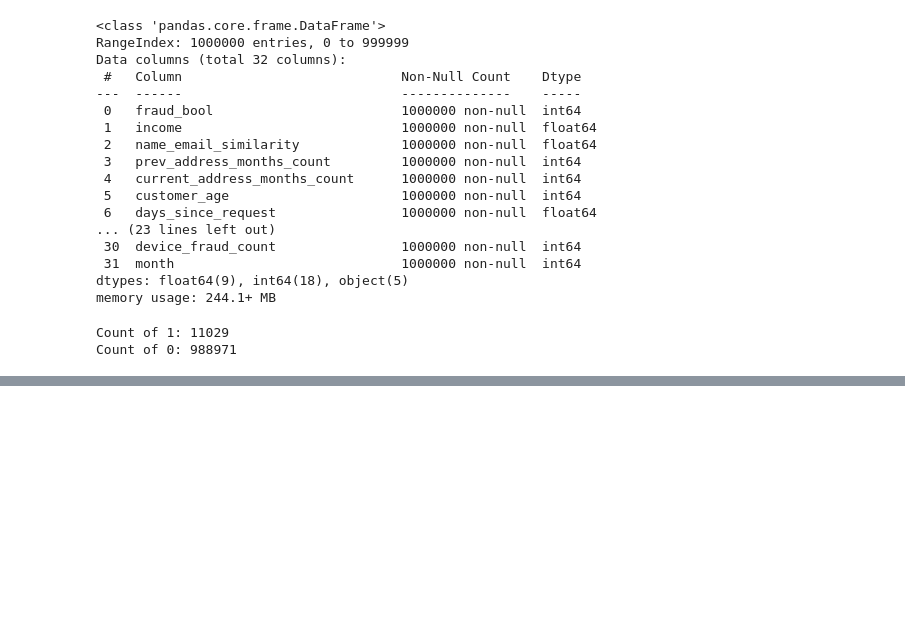
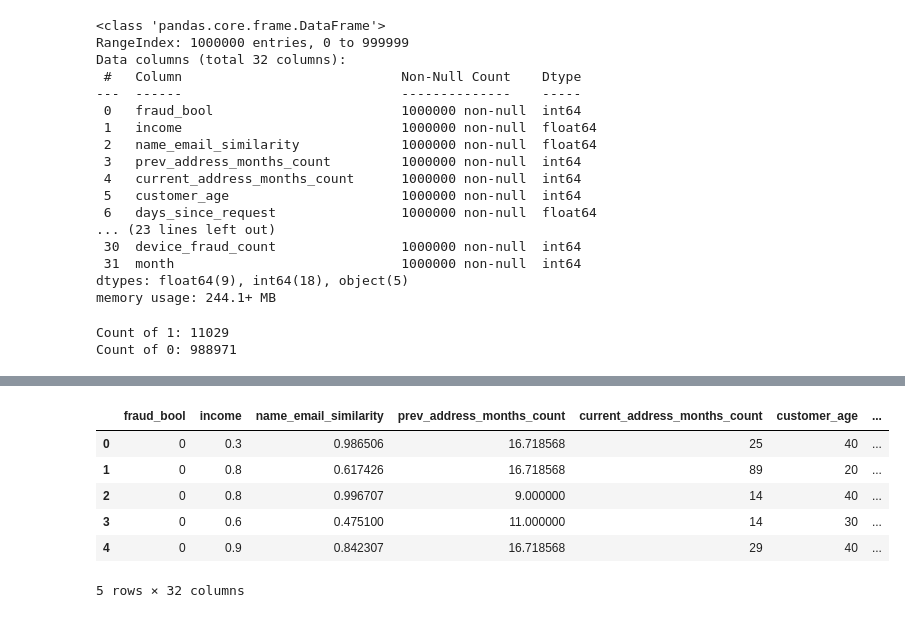
Before and after one commit to armtew22/Bank-Account-Fraud-Dataset-Suite-NeurIPS-2022-, a Jupyter notebook: notebooks/EDA.ipynb, the cells around one changed output, grey strips where cells are left out. Drawn from its saved outputs; the diff is of its cells as text; code cells hidden in the pictures; blank space fills up the shorter version.

```diff
--- a/notebooks/EDA.ipynb
+++ b/notebooks/EDA.ipynb
@@ -57,0 +166,18 @@ Count of 0: 988971
+# %%
+# Create 'has_prev_address' column before replacing values
+base_df['has_prev_address'] = (base_df['prev_address_months_count'] != -1.0).astype(int)
+
+# Create 'has_prev_bank_acc' column before replacing values
+base_df['has_prev_bank_acc'] = (base_df['bank_months_count'] != -1.0).astype(int)
+
+# Replace -1.0 with the mean value for the specified columns
+base_df['prev_address_months_count'] = base_df['prev_address_months_count'].replace(-1.0, base_df['prev_address_months_count'].mean())
+base_df['bank_months_count'] = base_df['bank_months_count'].replace(-1.0, base_df['bank_months_count'].mean())
+
+# Print value counts for the created columns
+print("Value counts for 'has_prev_address':")
+print(base_df['has_prev_address'].value_counts())
+print()
+
+print("Value counts for 'has_prev_bank_acc':")
+print(base_df['has_prev_bank_acc'].value_counts())
@@ -57,0 +196,10 @@ Count of 0: 988971
+# %%
+base_df.head()
+# %% [output]
+|  | fraud_bool | income | name_email_similarity | prev_address_months_count | current_address_months_count | customer_age | ... |
+| 0 | 0 | 0.3 | 0.986506 | 16.718568 | 25 | 40 | ... |
+| 1 | 0 | 0.8 | 0.617426 | 16.718568 | 89 | 20 | ... |
+| 2 | 0 | 0.8 | 0.996707 | 9.000000 | 14 | 40 | ... |
+| 3 | 0 | 0.6 | 0.475100 | 11.000000 | 14 | 30 | ... |
+| 4 | 0 | 0.9 | 0.842307 | 16.718568 | 29 | 40 | ... |
+5 rows × 32 columns
```
Also changed, not shown: parts of 9 cells of this notebook.
